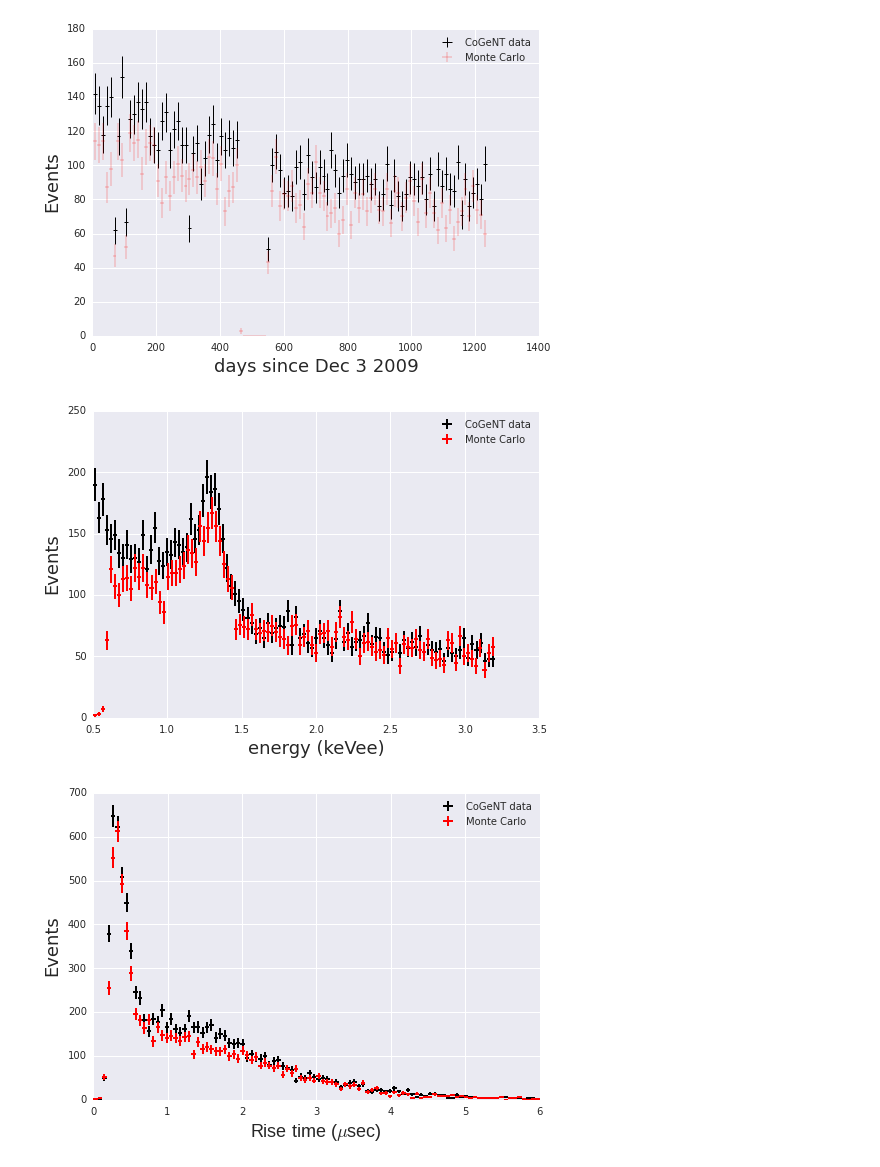
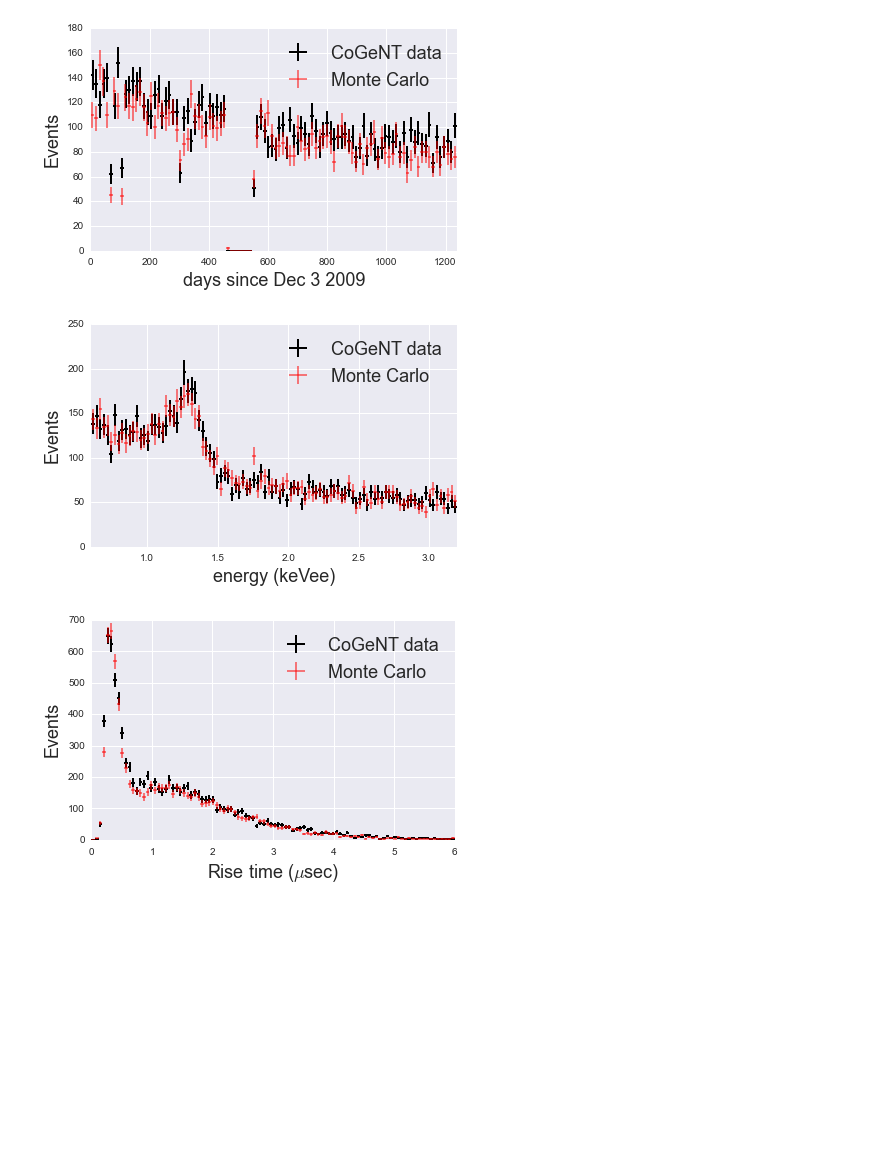
Before and after one commit to mattbellis/Siena_College_Ronnie_Rera, a Jupyter notebook: IPython Notebooks/MC_Histograms.ipynb, the cells around one changed output. Cells and saved outputs as stored; diff of their text form; code cells hidden in the pictures; blank space fills up the shorter version.

Commit message:
Some changes to plotting style for MC/CoGeNT comparison.

```diff
--- a/IPython Notebooks/MC_Histograms.ipynb
+++ b/IPython Notebooks/MC_Histograms.ipynb
@@ -10,47 +10,61 @@ import seaborn as sn
 #file2 = np.loadtxt('MC_files/mc_neutron_bulk_samples_1M.dat')
 #file3 = np.loadtxt('MC_files/mc_surface_bulk_samples_1M.dat')
 file5 = np.loadtxt('cogent_for_ron.dat')
-file6 = np.loadtxt('MC_files/sample_surf_4482_4083_flat_3140_2926_lshell_975_842_0996.dat')
+#file6 = np.loadtxt('MC_files/sample_surf_4482_4083_flat_3140_2926_lshell_975_842_0996.dat')
+file6 = np.loadtxt('MC_cocktail.dat')
 #file7 = np.loadtxt('MC_files/mc_shm_wimps_bulk_samples_1M.dat')
 # %%
 # This function takes an MC file and creates a histogram of the days, energies and rise times
 
 def MC_hist(FILE1,FILE2,bin_num):
     days1 = FILE1[:,0]
     energies1 = FILE1[:,1]
     RiseTimes1 = FILE1[:,2]
 
     days2 = FILE2[:,0]
     energies2 = FILE2[:,1]
     RiseTimes2 = FILE2[:,2]
 
-    plt.figure()
-    days_hist = lch.hist_err(days1,bins=bin_num,color='black',ecolor='black',label='CoGeNT data',linewidth=1)
-    days_hist = lch.hist_err(days2,bins=bin_num,color='red',ecolor='red',label='Monte Carlo')
+    index0 = energies2<=3.2
+    index1 = energies2>=0.6
+
+    index = index0*index1
+
+    plt.figure(figsize=(6,4),dpi=100)
+    days_hist = lch.hist_err(days1,bins=bin_num,color='black',ecolor='black',label='CoGeNT data',linewidth=2)
+    days_hist = lch.hist_err(days2[index],bins=bin_num,color='red',ecolor='red',label='Monte Carlo',linewidth=2,alpha=0.5)
     plt.xlabel('days since Dec 3 2009',size=18)
     plt.ylabel('Events',size=18)
-    plt.legend()
+    plt.legend(fontsize=18)
+    plt.xlim(0,1238)
+    plt.tight_layout()
+    plt.savefig('cogent_MC_comparison_days.png')
     #plt.savefig('wimp_Days.png',bbox_inches='tight')
 
-    plt.figure()
-    energies_hist = lch.hist_err(energies1,bins=bin_num,color='black',ecolor='black',label='CoGeNT data',range=(0.5,3.2),linewidth=2)
-    energies_hist = lch.hist_err(energies2,bins=bin_num,color='red',ecolor='red',label='Monte Carlo',linewidth=2)
+    plt.figure(figsize=(6,4),dpi=100)
+    energies_hist = lch.hist_err(energies1,bins=bin_num,color='black',ecolor='black',label='CoGeNT data',range=(0.6,3.2),linewidth=2)
+    energies_hist = lch.hist_err(energies2[index],bins=bin_num,color='red',ecolor='red',label='Monte Carlo',range=(0.6,3.2),linewidth=2,alpha=0.5)
     plt.xlabel('energy (keVee)',size=18)
     plt.ylabel('Events',size=18)
-    plt.legend()
+    plt.xlim(0.6,3.2)
+    plt.legend(fontsize=18)
+    plt.tight_layout()
+    plt.savefig('cogent_MC_comparison_energy.png')
     #plt.savefig('wimp_Energies.png',bbox_inches='tight')
 
-    plt.figure()
+    plt.figure(figsize=(6,4),dpi=100)
     RiseTime_hist = lch.hist_err(RiseTimes1,bins=bin_num,color='black',ecolor='black',label='CoGeNT data',range=(0,6),linewidth=2)
-    RiseTime_hist = lch.hist_err(RiseTimes2,bins=bin_num,color='red',ecolor='red',label='Monte Carlo',range=(0,6),linewidth=2)
+    RiseTime_hist = lch.hist_err(RiseTimes2[index],bins=bin_num,color='red',ecolor='red',label='Monte Carlo',range=(0,6),linewidth=2,alpha=0.5)
     plt.xlabel('Rise time ($\mu$sec)',size=18)
     plt.ylabel('Events',size=18)
-    plt.legend()
+    plt.legend(fontsize=18)
+    plt.tight_layout()
+    plt.savefig('cogent_MC_comparison_rise_time.png')
     #plt.savefig('wimp_Rise_Times.png',bbox_inches='tight')
 
 
 MC_hist(file5,file6,100)
 # %% [output]
-[figure, old version]
+[figure, new version]
-[figure, old version]
+[figure, new version]
-[figure, old version]
+[figure, new version]
```
Also changed, not shown: 1 other file.
